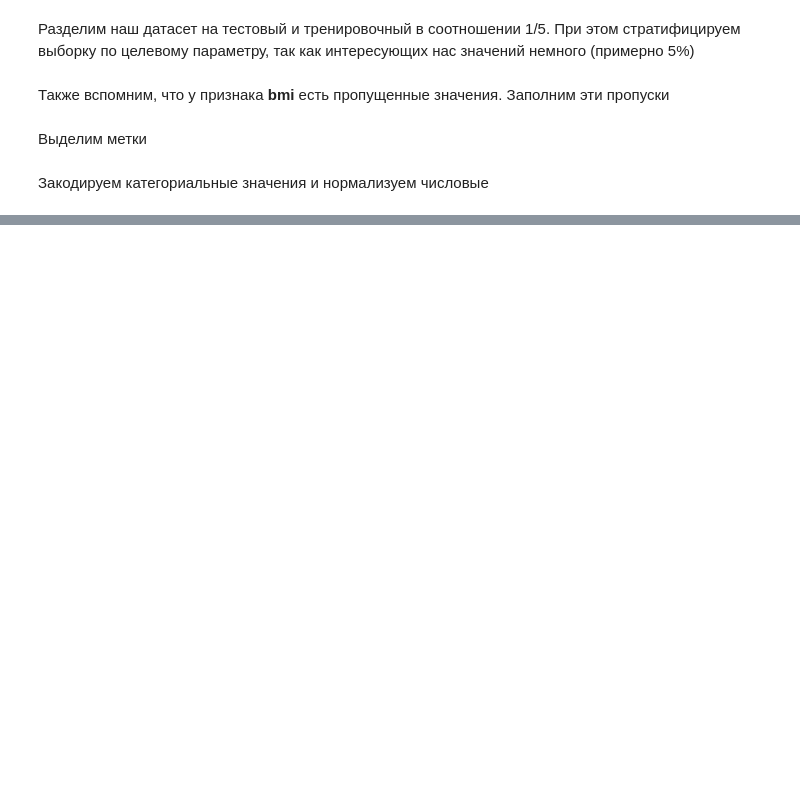
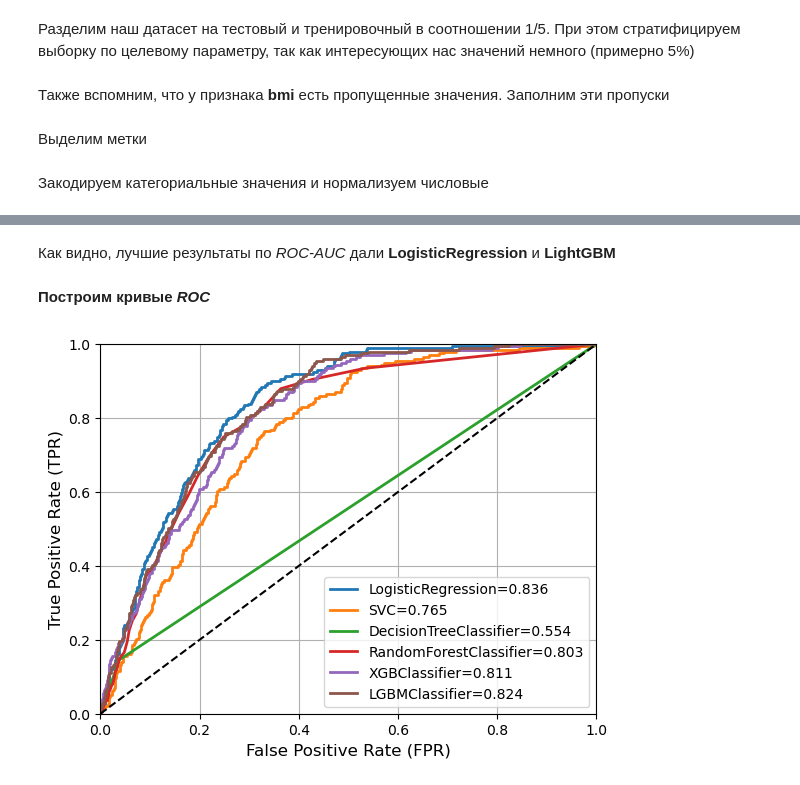
Before and after one commit to d-vitkovskiy/kaggle-projects, a Jupyter notebook: 1_brain_stroke/brain_stroke.ipynb, the cells around one changed output, grey strips where cells are left out. Cells and saved outputs as stored; diff of their text form; code cells hidden in the pictures; blank space fills up the shorter version.

```diff
--- a/1_brain_stroke/brain_stroke.ipynb
+++ b/1_brain_stroke/brain_stroke.ipynb
@@ -1302,2 +398,0 @@ RandomForestClassifier(class_weight='balanced', max_depth=34, max_leaf_nodes=62,
-# %%
-rnd_clf.fit(X_train_encoded, y_train)
@@ -1377,0 +410,7 @@ for clf in (
+# %%
+log_clf = LogisticRegression(random_state=42, class_weight='balanced')
+svm_clf = SVC(random_state=42, probability=True, class_weight='balanced')
+tre_clf = DecisionTreeClassifier(random_state=42, class_weight='balanced')
+rnd_clf = RandomForestClassifier(random_state=42, class_weight='balanced')
+xgb_clf = XGBClassifier(random_state=42, verbosity=0, scale_pos_weight=19)
+lgb_clf = LGBMClassifier(random_state=42, class_weight='balanced')
@@ -1377,0 +420,23 @@ for clf in (
+# %%
+metrics = {}
+for clf in (
+    log_clf,
+    svm_clf,
+    tre_clf,
+    rnd_clf,
+    xgb_clf,
+    lgb_clf
+    ):
+    y_train_score = cross_val_predict(clf, X_train_encoded, y_train, cv=4, n_jobs=-1, method='predict_proba')
+    metrics[clf.__class__.__name__] = {'roc_auc': roc_auc_score(y_train, y_train_score[:, 1])}
+# %%
+for clf in (
+    log_clf,
+    svm_clf,
+    tre_clf,
+    rnd_clf,
+    xgb_clf,
+    lgb_clf
+    ):
+    y_train_pred = cross_val_predict(clf, X_train_encoded, y_train, cv=4, n_jobs=-1, method='predict')
+    metrics[clf.__class__.__name__] = (metrics[clf.__class__.__name__] | make_scores(y_train, y_train_pred))
@@ -1377,0 +453,19 @@ for clf in (
+# %% [markdown]
+Как видно, лучшие результаты по _ROC-AUC_ дали **LogisticRegression** и **LightGBM**
+# %% [markdown]
+**Построим кривые _ROC_**
+# %%
+colors = ['k', 'r', 'y', 'g', 'b', 'm']
+clfs = [log_clf, svm_clf, tre_clf, rnd_clf, xgb_clf, lgb_clf]
+for clf, color in zip(clfs, colors):
+    y_prob = cross_val_predict(clf, X_train_encoded, y_train, cv=4, n_jobs=-1, method='predict_proba')
+    fpr, tpr, _ = roc_curve(y_train, y_prob[:, 1])
+    plt.plot(fpr, tpr, linewidth=2, label=f'{clf.__class__.__name__}={roc_auc_score(y_train, y_prob[:, 1]):.3f}')
+plt.plot([0, 1], [0, 1], 'k--')
+plt.axis([0, 1, 0, 1])
+plt.legend()
+plt.xlabel('False Positive Rate (FPR)', fontsize=12)
+plt.ylabel('True Positive Rate (TPR)', fontsize=12)
+plt.grid(True)
+# %% [output]
+[figure, added]
```
Also changed, not shown: parts of 406 cells of this notebook.
